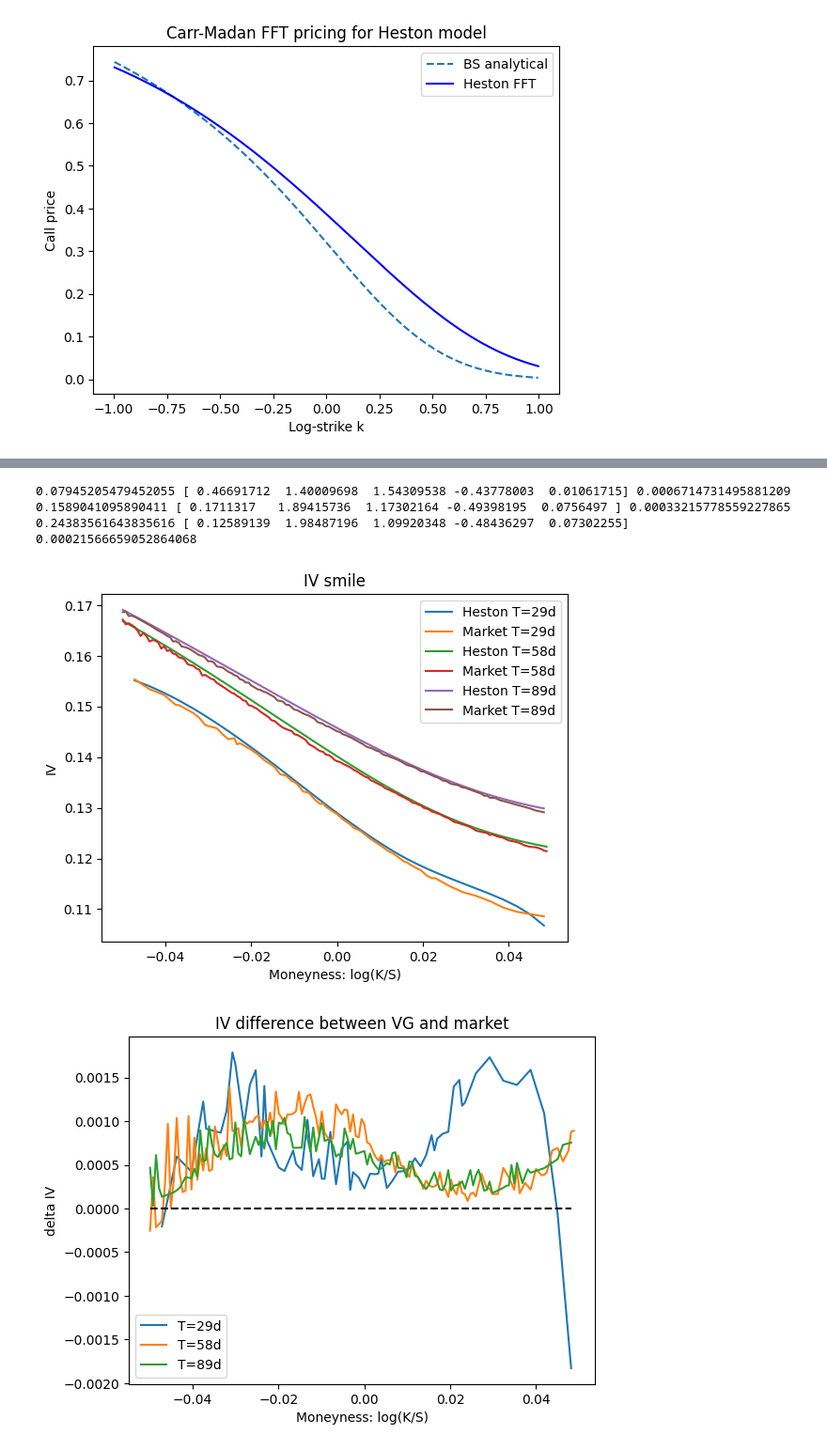
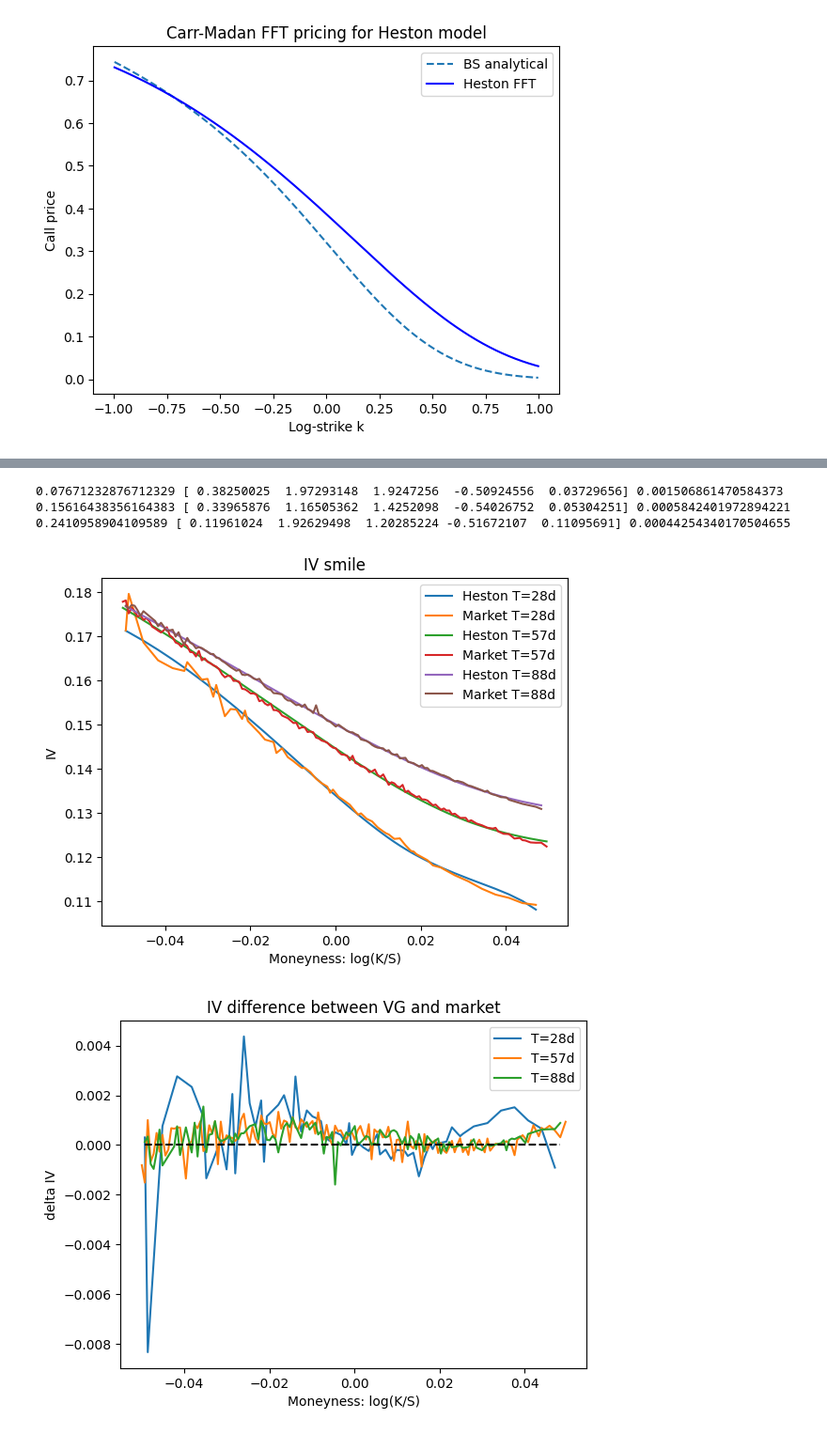
Before and after one commit to victormaury25/option-pricing-fft, a Jupyter notebook: FFT option pricing.ipynb, the cells around one changed output, grey strips where cells are left out. Shown at 94% size. Cells and saved outputs as stored; diff of their text form; code cells hidden in the pictures.

```diff
--- a/FFT option pricing.ipynb
+++ b/FFT option pricing.ipynb
@@ -471,34 +464,38 @@ plt.show()
+# %%
+from joblib import Parallel, delayed
+from scipy.optimize import minimize
+
+def optimise_single(x0, T_i, df_i):
+    return minimize(
+        make_ivrmse(T_i, df_i, phi_heston),
+        x0,
+        method='L-BFGS-B',
+        bounds=bounds_heston
+    )
+
+bounds_heston = [(0.001, 0.5), (0.1, 10), (0.01, 2), (-0.99, 0), (0.01, 1)]
+
+x0_candidates_heston = [
+    [0.04, 1.5, 0.5, -0.7, 0.15],
+    [0.06, 2.0, 0.3, -0.5, 0.20],
+    [0.03, 1.0, 0.8, -0.9, 0.12],
+]
+
+x_parallel = []
+
+for T_i, df_i in zip([T_30d, T_60d, T_90d], [df_filtered_30d, df_filtered_60d, df_filtered_90d]):
+    results = Parallel(n_jobs=-1)(delayed(optimise_single)(x0, T_i, df_i) for x0 in x0_candidates_heston)
+    result = min(results, key=lambda r: r.fun)
+    x_parallel.append(result.x)
+
+    print(T_i, result.x, result.fun)
+# %% [output]
+0.07671232876712329 [ 0.38250025  1.97293148  1.9247256  -0.50924556  0.03729656] 0.001506861470584373
+0.15616438356164383 [ 0.33965876  1.16505362  1.4252098  -0.54026752  0.05304251] 0.0005842401972894221
+0.2410958904109589 [ 0.11961024  1.92629498  1.20285224 -0.51672107  0.11095691] 0.00044254340170504655
 # %%
-#Optimisation with multiple cores
-
-from optimizer import run_minimize_permat, phi_heston, C_ITM, BS_call
-from optimizer import T_30d, T_60d, T_90d, df_filtered_30d, df_filtered_60d, df_filtered_90d, T, df_filtered_tot, r, S, eta, alpha, N
-from pathos.multiprocessing import ProcessingPool as Pool
-from scipy.interpolate import CubicSpline
-from scipy.optimize import brentq
-
-x0_candidates_heston = [
-    [0.04, 1.5, 0.5, -0.7, 0.15],
-    [0.06, 2.0, 0.3, -0.5, 0.20],
-    [0.03, 1.0, 0.8, -0.9, 0.12],
-]
-
-tasks = [(T_i, df_i, x0)
-         for T_i, df_i in zip([T_30d, T_60d, T_90d], [df_filtered_30d, df_filtered_60d, df_filtered_90d])
-         for x0 in x0_candidates_heston]
-
-pool = Pool(nodes=3)  # 3 maturités x 3 x0
-all_results = pool.map(run_minimize_permat, tasks)
-
-x = []
-for i in range(3):
-    results_i = all_results[i*3:(i+1)*3]
-    result = min(results_i, key=lambda r: r.fun)
-    x.append(result.x)
-    print(T[i], result.x, result.fun)
-
 for j in range(len(T)):
-    params = x[j]
+    params = x_parallel[j]
     df = df_filtered_tot[j]
     T_i = T[j]
     iv_heston = []
@@ -524,36 +521,33 @@ plt.ylabel('IV')
 plt.title('IV smile')
 plt.show()
 # %% [output]
-0.07945205479452055 [ 0.46691712  1.40009698  1.54309538 -0.43778003  0.01061715] 0.0006714731495881209
-0.1589041095890411 [ 0.1711317   1.89415736  1.17302164 -0.49398195  0.0756497 ] 0.00033215778559227865
-0.24383561643835616 [ 0.12589139  1.98487196  1.09920348 -0.48436297  0.07302255] 0.00021566659052864068
-[figure, old version]
+[figure, new version]
 # %%
 for j in range(len(T)):
     params= x[j]
     df = df_filtered_tot[j]
     T_i = T[j]
-    iv_VG = []
+    iv_heston = []
     k, C = C_ITM(r, T_i, N, 1, params, eta, alpha, phi_heston)
     mask = (k > -0.5) & (k < 0.5)
     cs = CubicSpline(k[mask], C[mask])
 
     for i in df['strike']:
         k_target = np.log(i / S)
         price = cs(k_target)
         try:
             iv = brentq(lambda sv: BS_call(1, i/S, r, T_i, sv) - price, 1e-6, 5.0)
         except:
             iv = np.nan
-        iv_VG.append(iv)
+        iv_heston.append(iv)
 
-    plt.plot(df['log(K/S)'], iv_VG - df['iv_market'], label=f'T={round(T_i*365)}d')
+    plt.plot(df['log(K/S)'], iv_heston - df['iv_market'], label=f'T={round(T_i*365)}d')
 
 plt.plot(df['log(K/S)'], np.zeros(len(df['log(K/S)'])), linestyle='--', color='black')
 plt.legend()
 plt.xlabel('Moneyness: log(K/S)')
 plt.ylabel('delta IV')
-plt.title('IV difference between VG and market')
+plt.title('IV difference between Heston and market when optimizing parameters for each maturity')
 plt.show()
 # %% [output]
-[figure, old version]
+[figure, new version]
```
Also changed, not shown: parts of 26 cells of this notebook, 5 other files.
